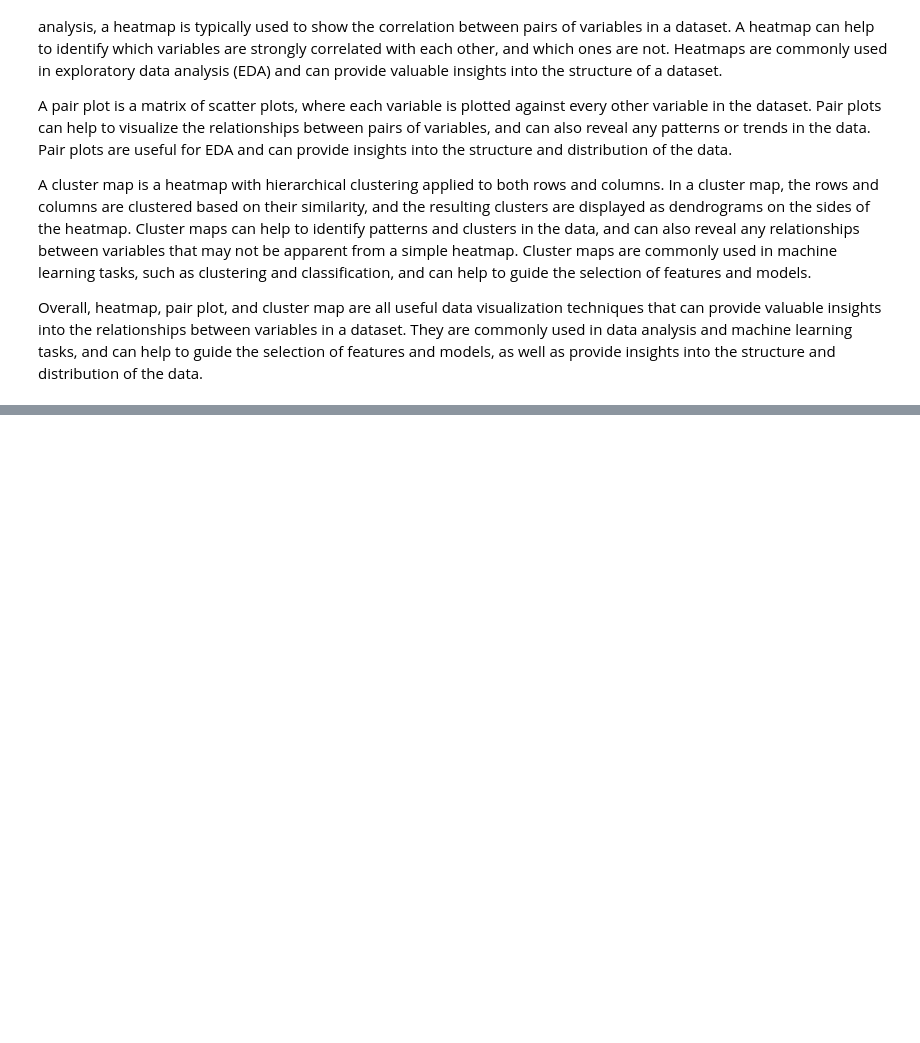
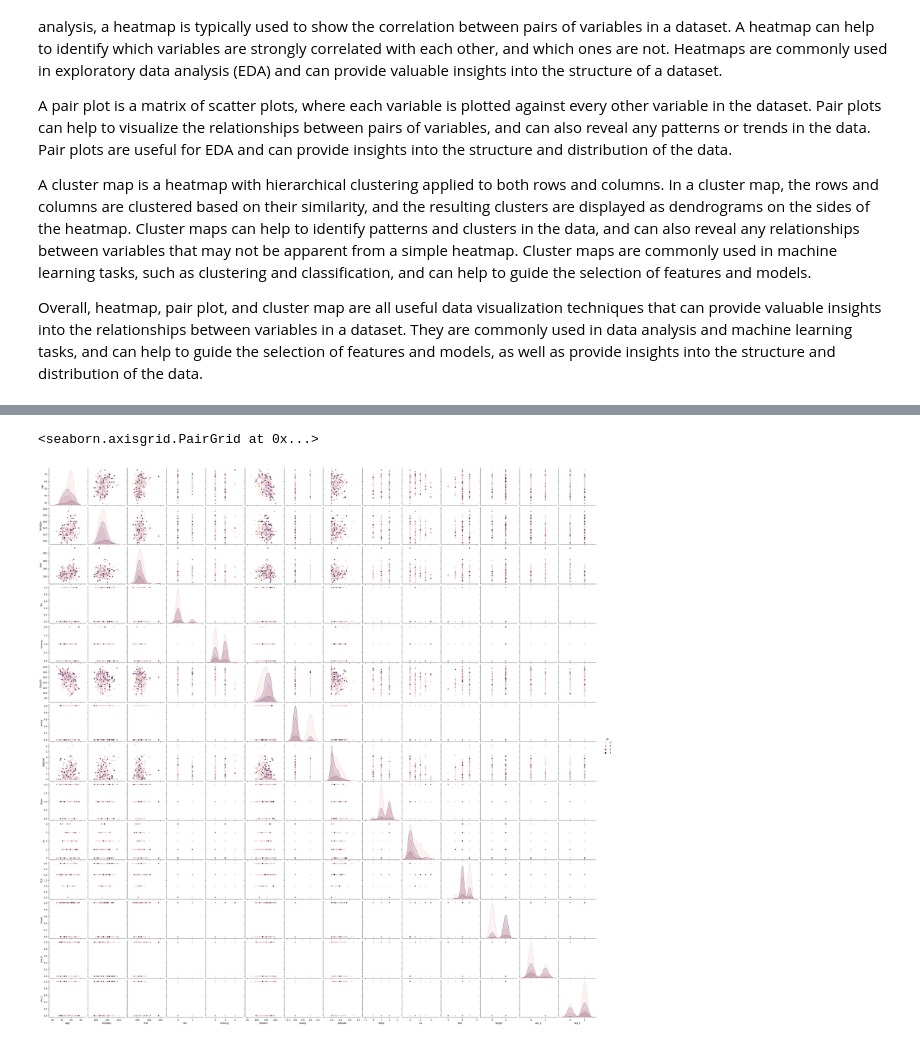
Before and after one commit to talentcoco/IndustryTraining, a Jupyter notebook: Heart_disease.ipynb, the cells around one changed output, grey strips where cells are left out. Cells and saved outputs as stored; diff of their text form; code cells hidden in the pictures; blank space fills up the shorter version.

```diff
--- a/Heart_disease.ipynb
+++ b/Heart_disease.ipynb
@@ -117,0 +204,5 @@ Overall, heatmap, pair plot, and cluster map are all useful data visualization t
+# %%
+sns.pairplot(data_1, hue='cp')
+# %% [output]
+<seaborn.axisgrid.PairGrid at 0x...>
+[figure, added]
```
Also changed, not shown: parts of 16 cells of this notebook.
